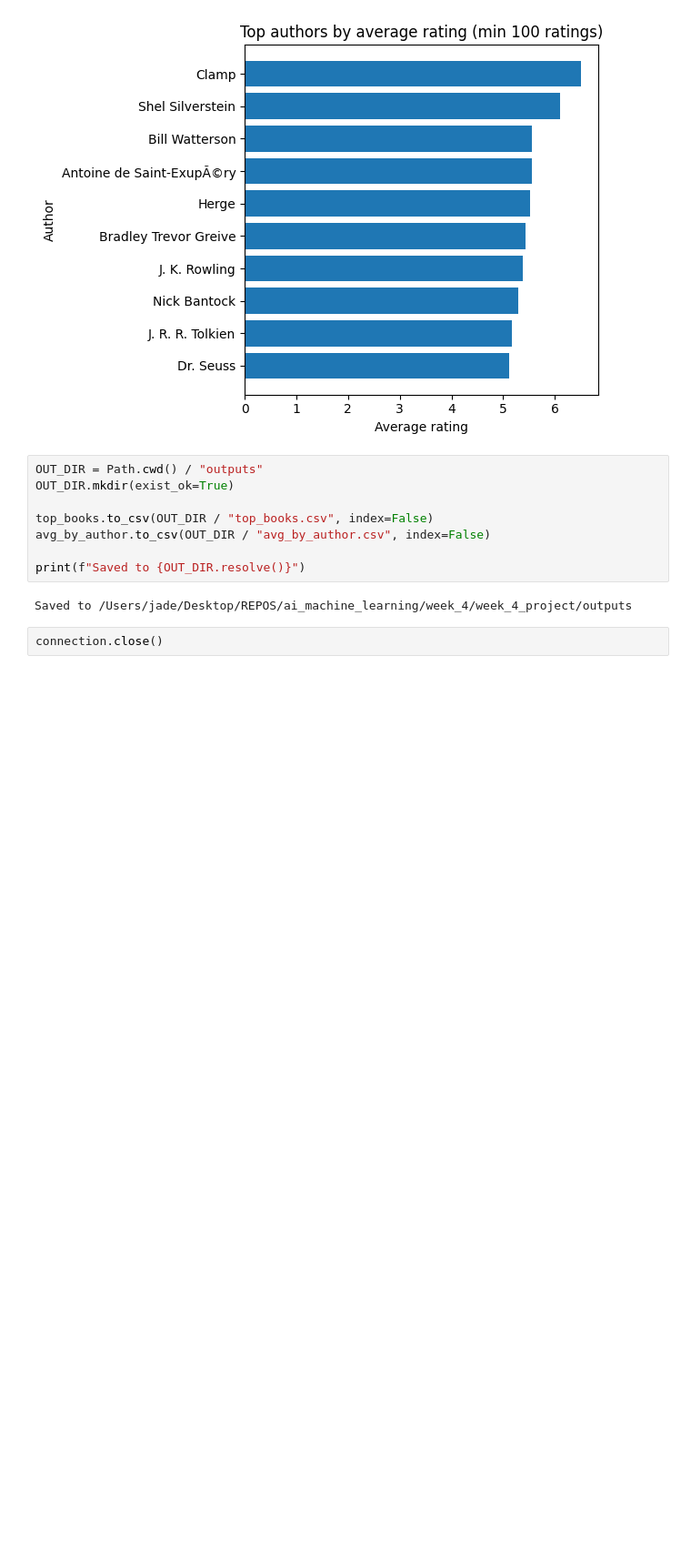
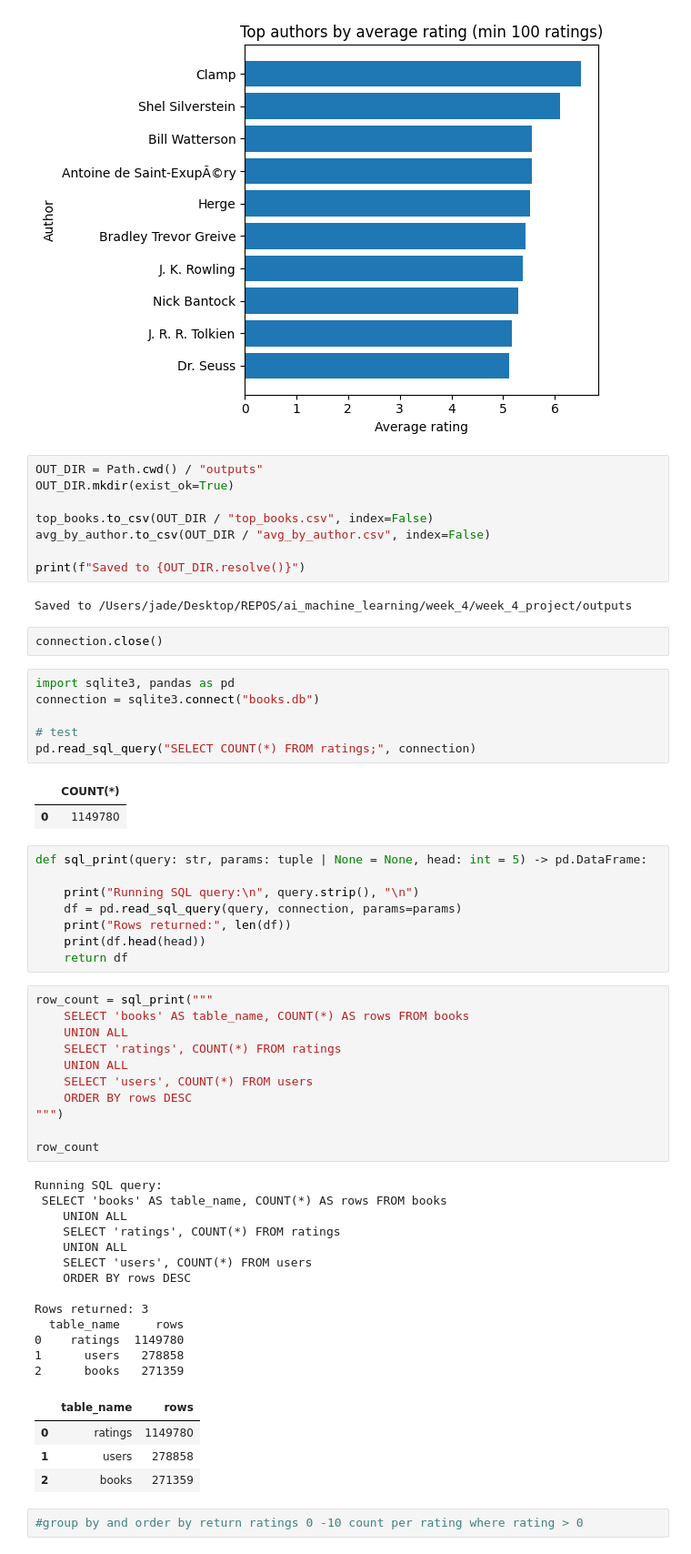
Before and after one commit to Jade-Jones-dev/ai_machine_learning, a Jupyter notebook: week_4/week_4_project/books.ipynb, the cells around one changed output. Shown: that part at 91% size. Cells and saved outputs as stored; diff of their text form; blank space fills up the shorter version.

Commit message:
row_count for booksdb

```diff
--- a/week_4/week_4_project/books.ipynb
+++ b/week_4/week_4_project/books.ipynb
@@ -351,3 +342,51 @@ print(f"Saved to {OUT_DIR.resolve()}")
 Saved to /Users/jade/Desktop/REPOS/ai_machine_learning/week_4/week_4_project/outputs
 # %%
 connection.close()
+# %%
+import sqlite3, pandas as pd
+connection = sqlite3.connect("books.db")
+
+# test
+pd.read_sql_query("SELECT COUNT(*) FROM ratings;", connection)
+# %% [output]
+|  | COUNT(*) |
+| 0 | 1149780 |
+# %%
+def sql_print(query: str, params: tuple | None = None, head: int = 5) -> pd.DataFrame:
+
+    print("Running SQL query:\n", query.strip(), "\n")
+    df = pd.read_sql_query(query, connection, params=params)
+    print("Rows returned:", len(df))
+    print(df.head(head))
+    return df
+# %%
+row_count = sql_print("""
+    SELECT 'books' AS table_name, COUNT(*) AS rows FROM books
+    UNION ALL
+    SELECT 'ratings', COUNT(*) FROM ratings
+    UNION ALL
+    SELECT 'users', COUNT(*) FROM users
+    ORDER BY rows DESC
+""")
+
+row_count
+# %% [output]
+Running SQL query:
+ SELECT 'books' AS table_name, COUNT(*) AS rows FROM books
+    UNION ALL
+    SELECT 'ratings', COUNT(*) FROM ratings
+    UNION ALL
+    SELECT 'users', COUNT(*) FROM users
+    ORDER BY rows DESC
+
+Rows returned: 3
+  table_name     rows
+0    ratings  1149780
+1      users   278858
+2      books   271359
+|  | table_name | rows |
+| 0 | ratings | 1149780 |
+| 1 | users | 278858 |
+| 2 | books | 271359 |
+# %%
+#group by and order by return ratings 0 -10 count per rating where rating > 0
```
Also changed, not shown: parts of 1 cell of this notebook.
